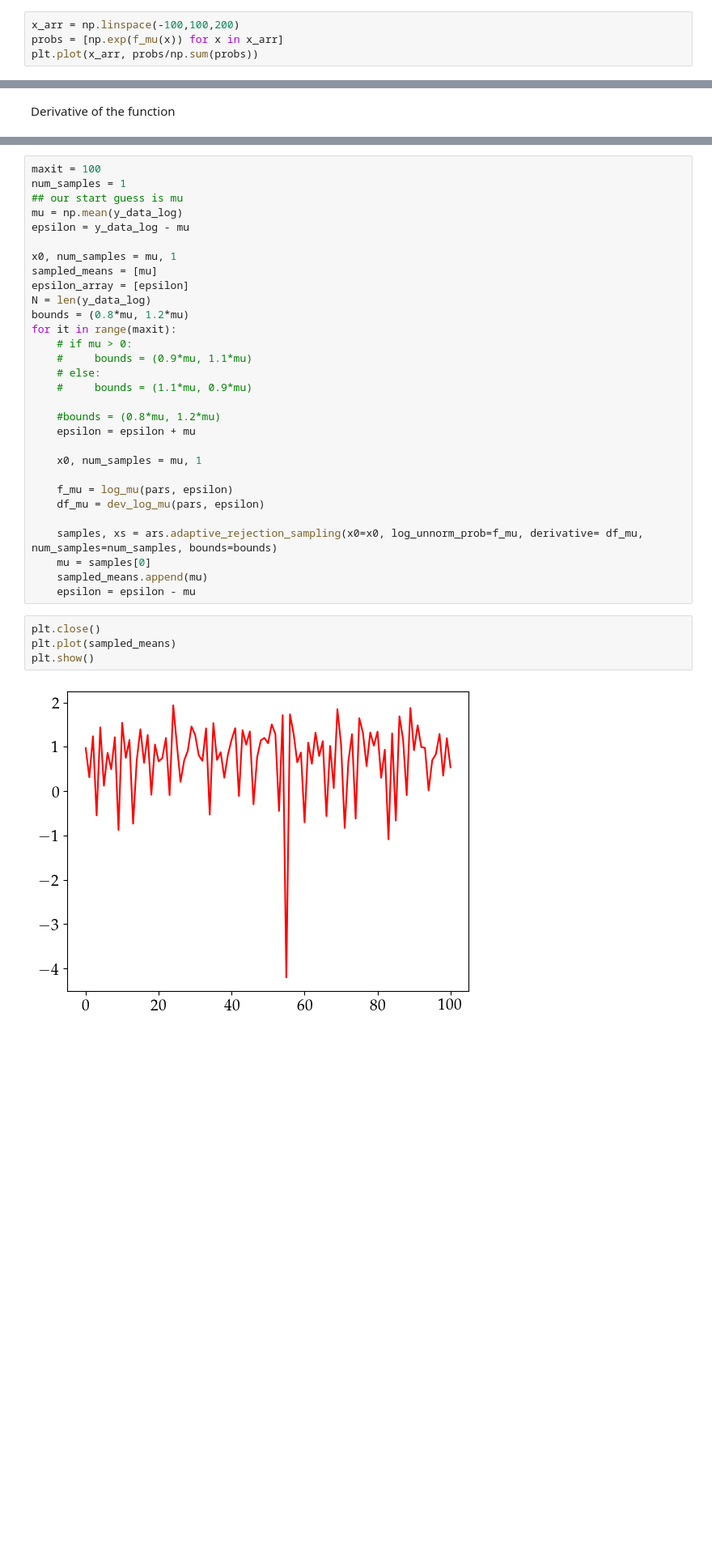
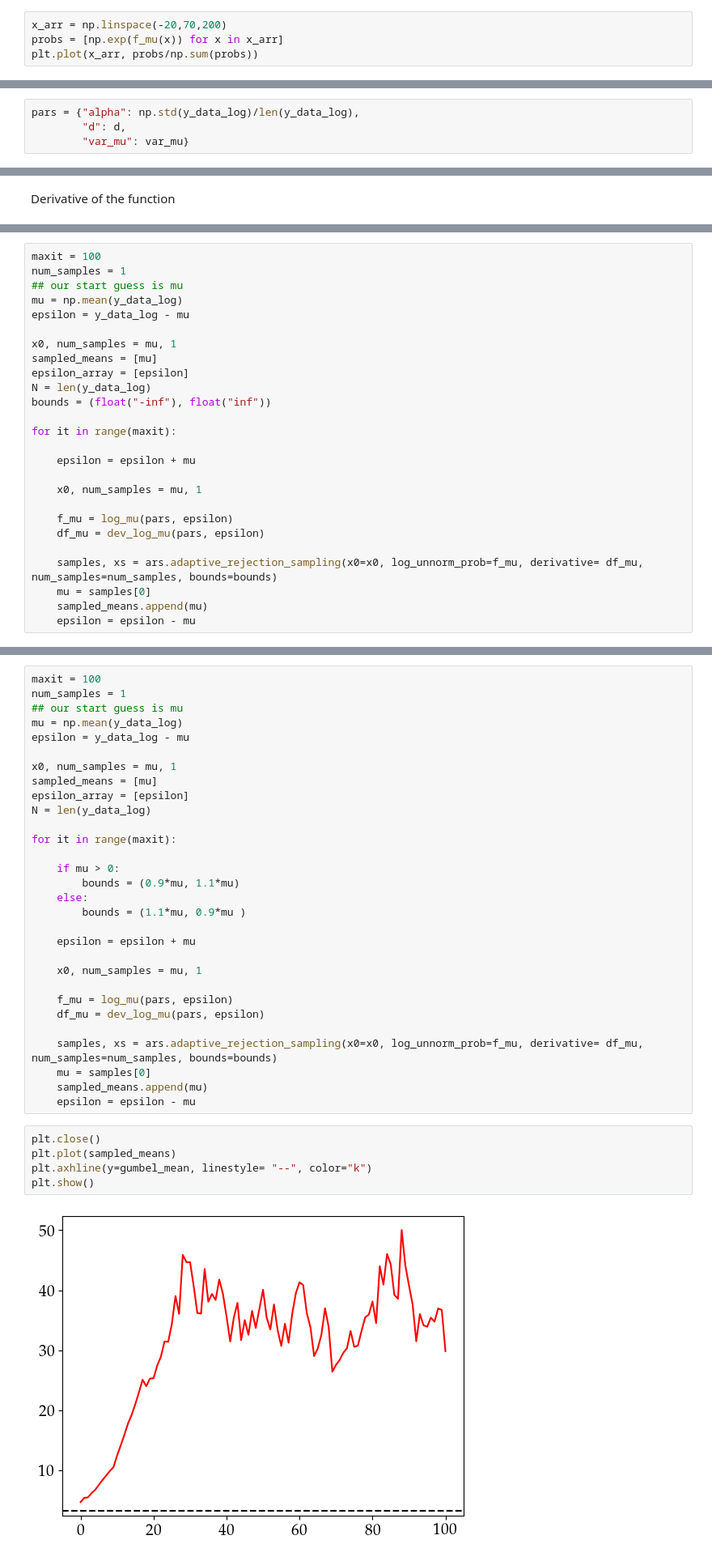
Before and after one commit to ariadnavillam/BayesW, a Jupyter notebook: tests_sample_mu.ipynb, the cells around one changed output, grey strips where cells are left out. Shown at 81% size. Saved outputs shown, nothing was run; the diff lists cells and outputs as text; blank space fills up the shorter version.

Commit message:
wrong alpha

```diff
--- a/tests_sample_mu.ipynb
+++ b/tests_sample_mu.ipynb
@@ -236,7 +241,7 @@ df_mu = dev_log_mu(pars, epsilon)
 # %% [markdown]
 Posterior density function
 # %%
-x_arr = np.linspace(-100,100,200)
+x_arr = np.linspace(-20,70,200)
 probs = [np.exp(f_mu(x)) for x in x_arr]
 plt.plot(x_arr, probs/np.sum(probs))
 # %% [output]
@@ -244,0 +277,4 @@ plt.plot(x_arr, probs/np.sum(probs))
+# %%
+pars = {"alpha": np.std(y_data_log)/len(y_data_log),
+        "d": d,
+        "var_mu": var_mu}
@@ -253,0 +302,26 @@ plt.plot(x_arr, dprobs)
+# %%
+maxit = 100
+num_samples = 1
+## our start guess is mu
+mu = np.mean(y_data_log)
+epsilon = y_data_log - mu
+
+x0, num_samples = mu, 1
+sampled_means = [mu]
+epsilon_array = [epsilon]
+N = len(y_data_log)
+bounds = (float("-inf"), float("inf"))
+
+for it in range(maxit):
+
+    epsilon = epsilon + mu
+
+    x0, num_samples = mu, 1
+
+    f_mu = log_mu(pars, epsilon)
+    df_mu = dev_log_mu(pars, epsilon)
+
+    samples, xs = ars.adaptive_rejection_sampling(x0=x0, log_unnorm_prob=f_mu, derivative= df_mu, num_samples=num_samples, bounds=bounds)
+    mu = samples[0]
+    sampled_means.append(mu)
+    epsilon = epsilon - mu
@@ -262,14 +345,14 @@ x0, num_samples = mu, 1
 sampled_means = [mu]
 epsilon_array = [epsilon]
 N = len(y_data_log)
-bounds = (0.8*mu, 1.2*mu)
+
 for it in range(maxit):
-    # if mu > 0:
-    #     bounds = (0.9*mu, 1.1*mu)
-    # else:
-    #     bounds = (1.1*mu, 0.9*mu)
 
-    #bounds = (0.8*mu, 1.2*mu)
+    if mu > 0:
+        bounds = (0.9*mu, 1.1*mu)
+    else:
+        bounds = (1.1*mu, 0.9*mu )
+
     epsilon = epsilon + mu
 
     x0, num_samples = mu, 1
@@ -284,6 +367,7 @@ for it in range(maxit):
 # %%
 plt.close()
 plt.plot(sampled_means)
+plt.axhline(y=gumbel_mean, linestyle= "--", color="k")
 plt.show()
 # %% [output]
-[figure, old version]
+[figure, new version]
```
Also changed, not shown: parts of 25 cells of this notebook, 4 other files.
